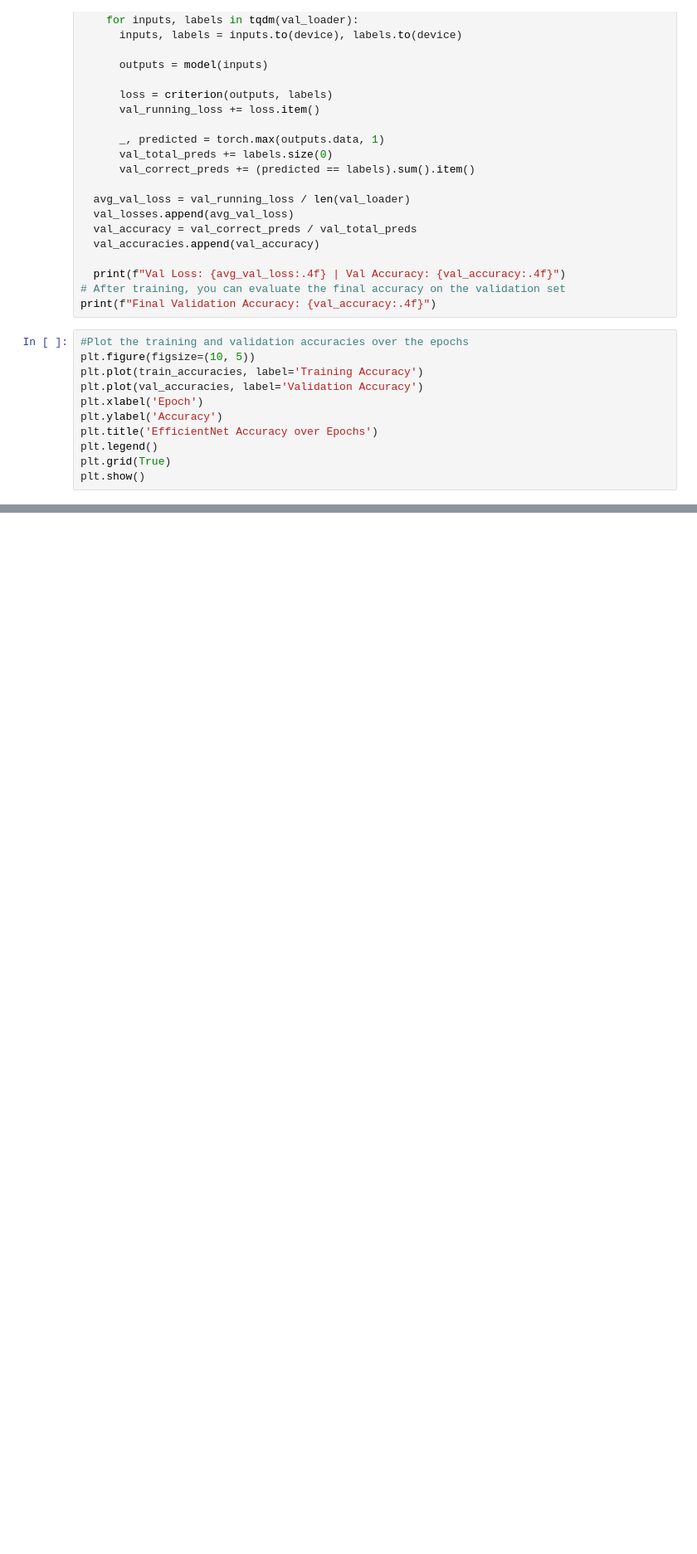
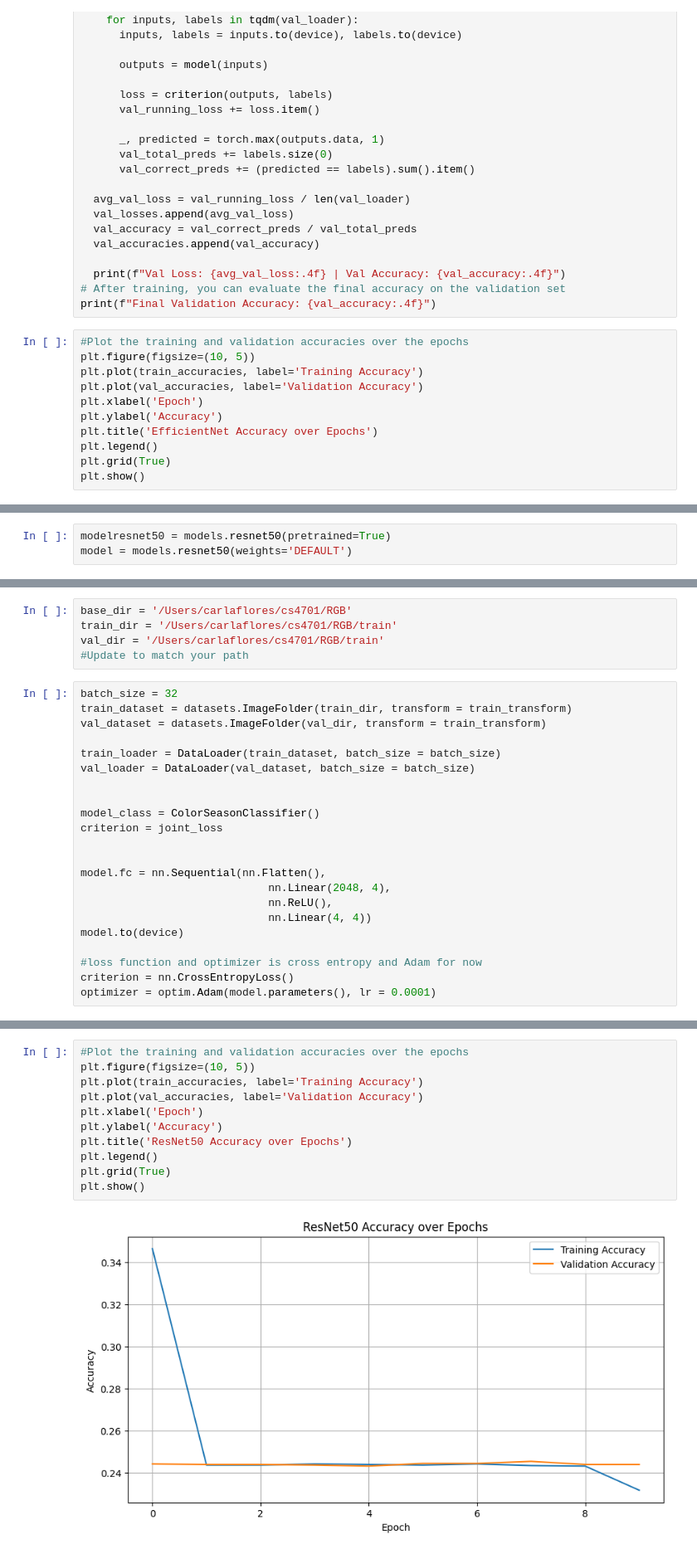
Before and after one commit to biojameskim/personal-color-analysis, a Jupyter notebook: color_analysis.ipynb, the cells around one changed output, grey strips where cells are left out. Shown: that part at 83% size. Saved outputs shown, nothing was run; the diff lists cells and outputs as text; blank space fills up the shorter version.

Commit message:
resnet50

```diff
--- a/color_analysis.ipynb
+++ b/color_analysis.ipynb
@@ -400,0 +436,3 @@ plt.show()
+# %%
+modelresnet50 = models.resnet50(pretrained=True)
+model = models.resnet50(weights='DEFAULT')
@@ -400,0 +449,27 @@ plt.show()
+# %%
+base_dir = '/Users/carlaflores/cs4701/RGB'
+train_dir = '/Users/carlaflores/cs4701/RGB/train'
+val_dir = '/Users/carlaflores/cs4701/RGB/train'
+#Update to match your path
+# %%
+batch_size = 32
+train_dataset = datasets.ImageFolder(train_dir, transform = train_transform)
+val_dataset = datasets.ImageFolder(val_dir, transform = train_transform)
+
+train_loader = DataLoader(train_dataset, batch_size = batch_size)
+val_loader = DataLoader(val_dataset, batch_size = batch_size)
+
+
+model_class = ColorSeasonClassifier()
+criterion = joint_loss
+
+
+model.fc = nn.Sequential(nn.Flatten(),
+                             nn.Linear(2048, 4),
+                             nn.ReLU(),
+                             nn.Linear(4, 4))
+model.to(device)
+
+#loss function and optimizer is cross entropy and Adam for now
+criterion = nn.CrossEntropyLoss()
+optimizer = optim.Adam(model.parameters(), lr = 0.0001)
@@ -400,0 +561,13 @@ plt.show()
+# %%
+#Plot the training and validation accuracies over the epochs
+plt.figure(figsize=(10, 5))
+plt.plot(train_accuracies, label='Training Accuracy')
+plt.plot(val_accuracies, label='Validation Accuracy')
+plt.xlabel('Epoch')
+plt.ylabel('Accuracy')
+plt.title('ResNet50 Accuracy over Epochs')
+plt.legend()
+plt.grid(True)
+plt.show()
+# %% [output]
+[figure, added]
```
Also changed, not shown: parts of 7 cells of this notebook.
